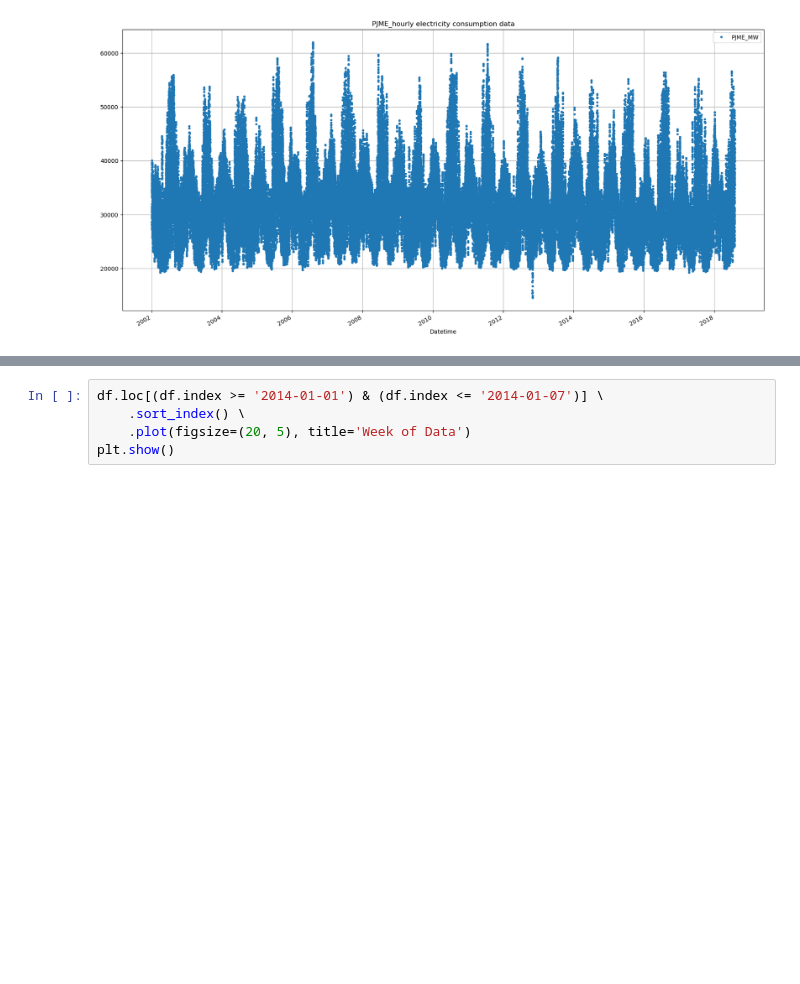
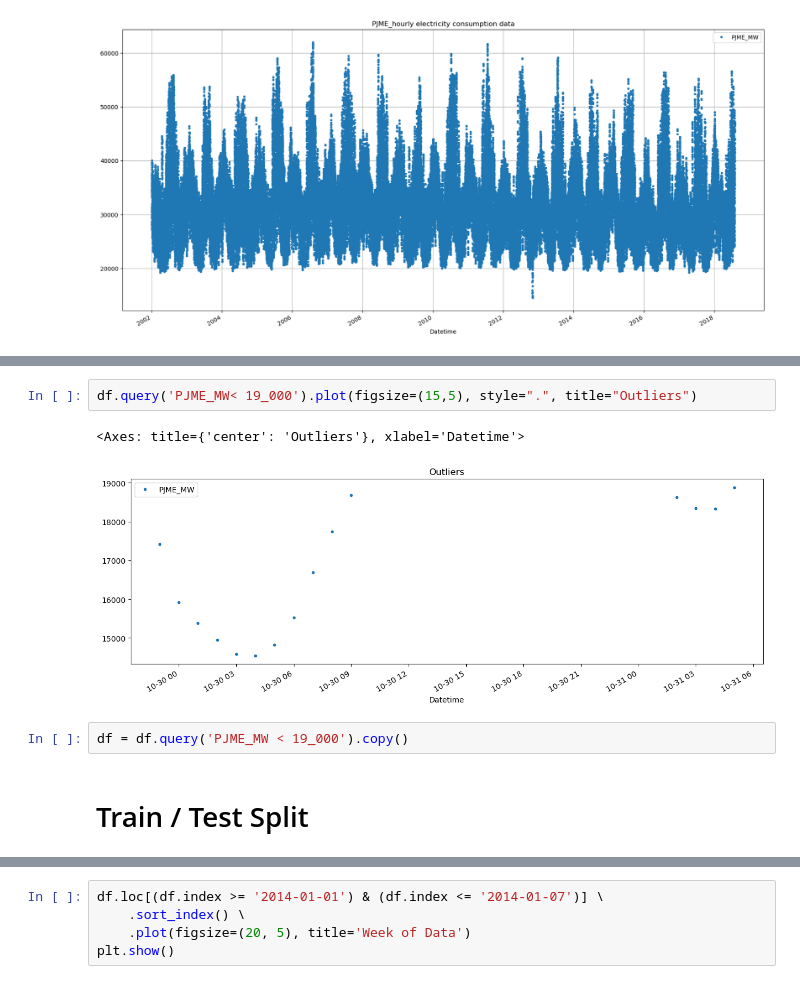
Before and after one commit to nobleyam/Time-Series-Forecasting-with-XGBoost, a Jupyter notebook: Time Series Forecasting with XGBoost.ipynb, the cells around one changed output, grey strips where cells are left out. Drawn from its saved outputs; the diff is of its cells as text; blank space fills up the shorter version.

```diff
--- a/Time Series Forecasting with XGBoost.ipynb
+++ b/Time Series Forecasting with XGBoost.ipynb
@@ -69 +77,10 @@ plt.show()
+# %%
+df.query('PJME_MW< 19_000').plot(figsize=(15,5), style=".", title="Outliers")
+# %% [output]
+<Axes: title={'center': 'Outliers'}, xlabel='Datetime'>
+[figure, added]
+# %%
+df = df.query('PJME_MW < 19_000').copy()
+# %% [markdown]
+# Train / Test Split
 # %%
```
Also changed, not shown: parts of 8 cells of this notebook.
